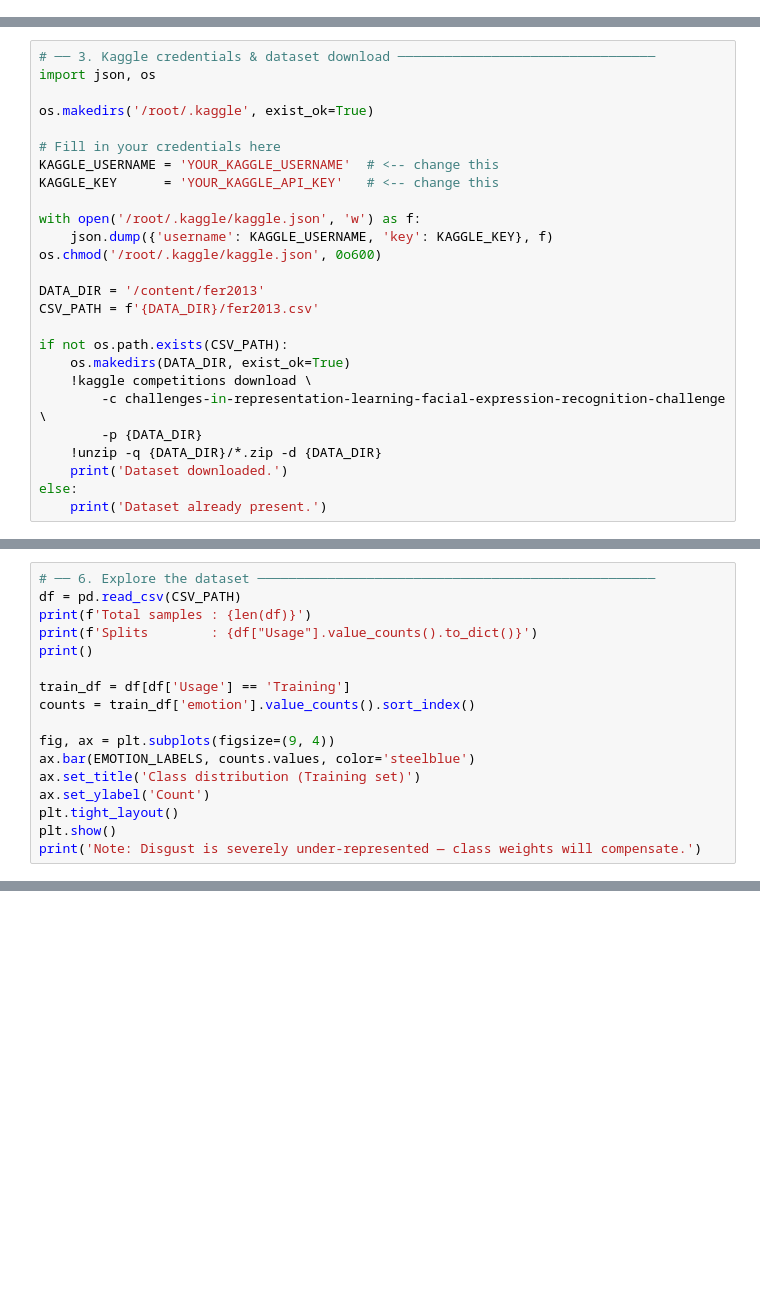
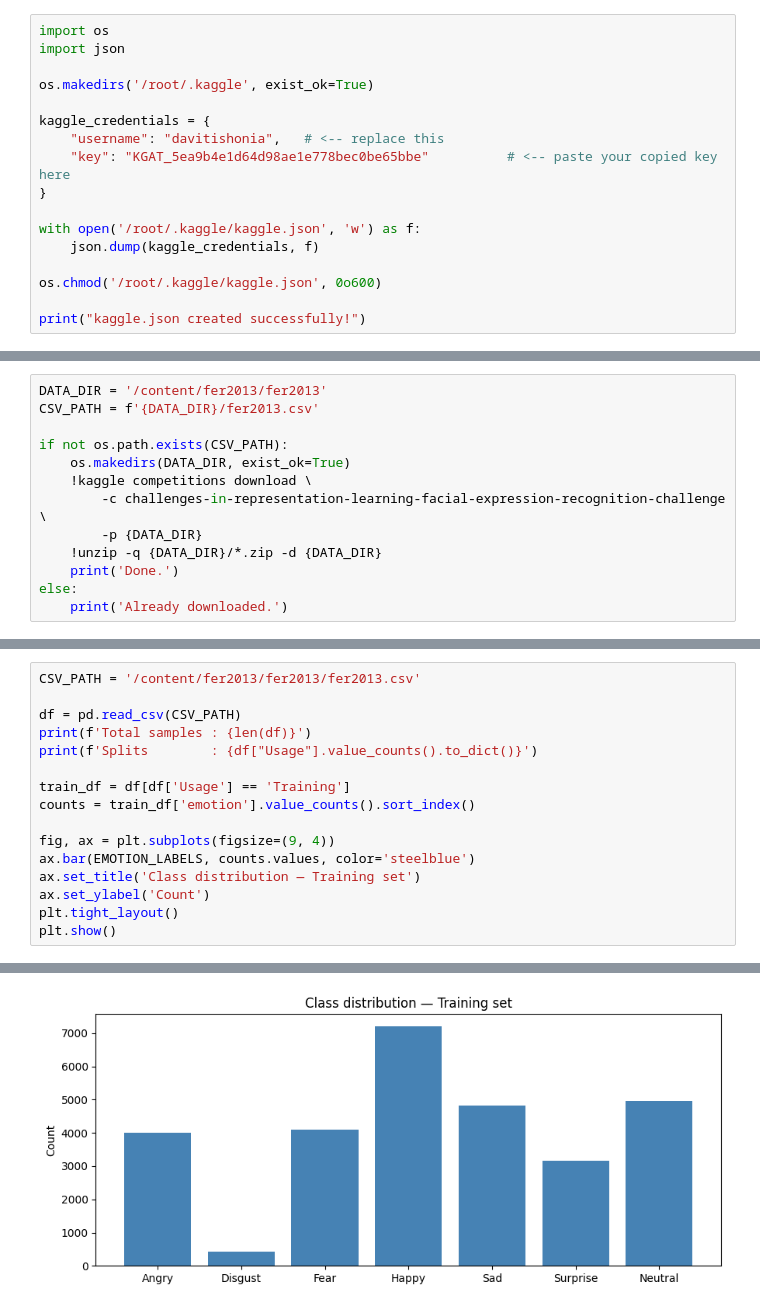
Before and after one commit to dachishonia/fer-challenge, a Jupyter notebook: notebooks/fer_experiments.ipynb, the cells around one changed output, grey strips where cells are left out. Saved outputs shown, nothing was run; the diff lists cells and outputs as text; blank space fills up the shorter version.

```diff
--- a/notebooks/fer_experiments.ipynb
+++ b/notebooks/fer_experiments.ipynb
@@ -24,0 +23,17 @@ print('Repo ready.')
+# %%
+import os
+import json
+
+os.makedirs('/root/.kaggle', exist_ok=True)
+
+kaggle_credentials = {
+    "username": "davitishonia",   # <-- replace this
+    "key": "KGAT_5ea9b4e1d64d98ae1e778bec0be65bbe"          # <-- paste your copied key here
+}
+
+with open('/root/.kaggle/kaggle.json', 'w') as f:
+    json.dump(kaggle_credentials, f)
+
+os.chmod('/root/.kaggle/kaggle.json', 0o600)
+
+print("kaggle.json created successfully!")
@@ -25,18 +42,5 @@ print('Repo ready.')
 # %%
-# ── 3. Kaggle credentials & dataset download ─────────────────────────────────
-import json, os
-
-os.makedirs('/root/.kaggle', exist_ok=True)
-
-# Fill in your credentials here
-KAGGLE_USERNAME = 'YOUR_KAGGLE_USERNAME'  # <-- change this
-KAGGLE_KEY      = 'YOUR_KAGGLE_API_KEY'   # <-- change this
-
-with open('/root/.kaggle/kaggle.json', 'w') as f:
-    json.dump({'username': KAGGLE_USERNAME, 'key': KAGGLE_KEY}, f)
-os.chmod('/root/.kaggle/kaggle.json', 0o600)
-
-DATA_DIR = '/content/fer2013'
+DATA_DIR = '/content/fer2013/fer2013'
 CSV_PATH = f'{DATA_DIR}/fer2013.csv'
 
 if not os.path.exists(CSV_PATH):
@@ -45,6 +49,6 @@ if not os.path.exists(CSV_PATH):
         -c challenges-in-representation-learning-facial-expression-recognition-challenge \
         -p {DATA_DIR}
     !unzip -q {DATA_DIR}/*.zip -d {DATA_DIR}
-    print('Dataset downloaded.')
+    print('Done.')
 else:
-    print('Dataset already present.')
+    print('Already downloaded.')
@@ -72,17 +88,17 @@ from utils   import run_sanity_checks
 # %%
-# ── 6. Explore the dataset ───────────────────────────────────────────────────
+CSV_PATH = '/content/fer2013/fer2013/fer2013.csv'
+
 df = pd.read_csv(CSV_PATH)
 print(f'Total samples : {len(df)}')
 print(f'Splits        : {df["Usage"].value_counts().to_dict()}')
-print()
 
 train_df = df[df['Usage'] == 'Training']
 counts = train_df['emotion'].value_counts().sort_index()
 
 fig, ax = plt.subplots(figsize=(9, 4))
 ax.bar(EMOTION_LABELS, counts.values, color='steelblue')
-ax.set_title('Class distribution (Training set)')
+ax.set_title('Class distribution — Training set')
 ax.set_ylabel('Count')
 plt.tight_layout()
 plt.show()
-print('Note: Disgust is severely under-represented — class weights will compensate.')
+# %% [output]
@@ -89 +107,2 @@ print('Note: Disgust is severely under-represented — class weights will compen
+[figure, added]
 # %%
```
Also changed, not shown: parts of 28 cells of this notebook.
